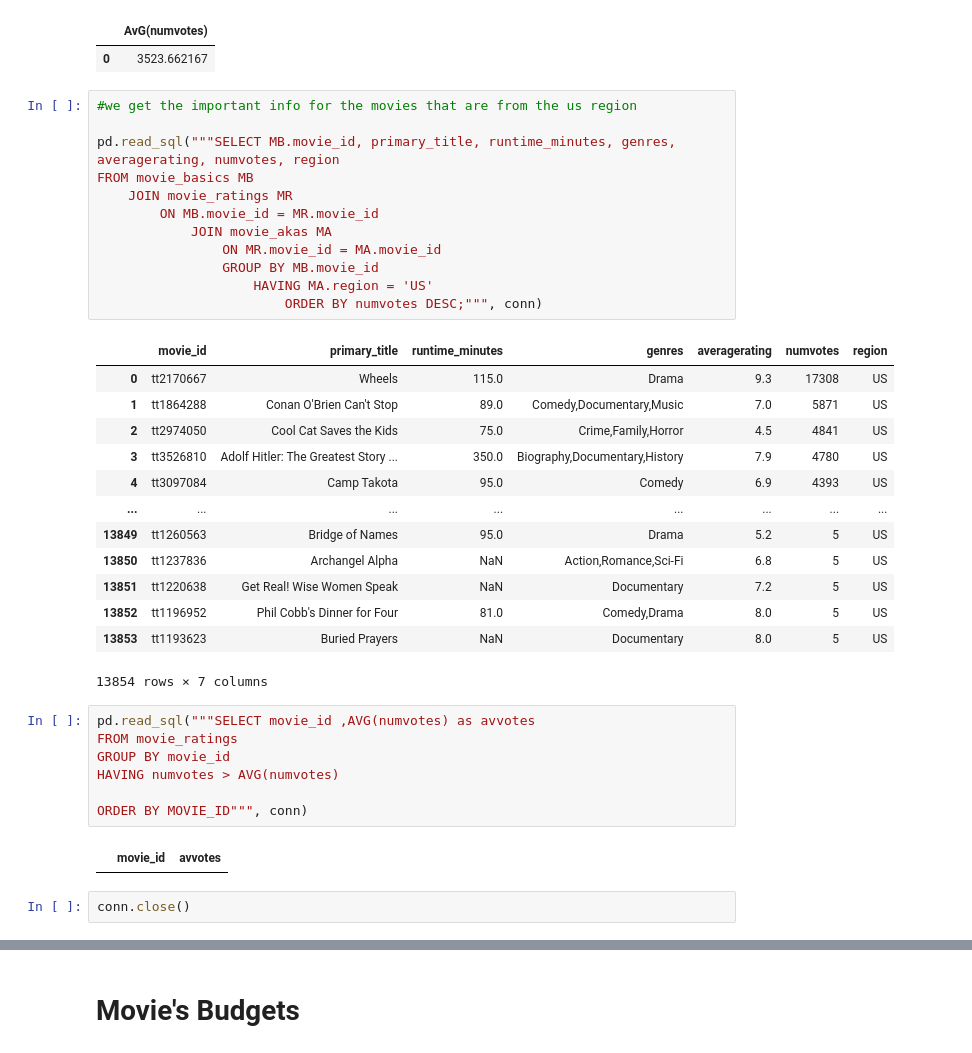
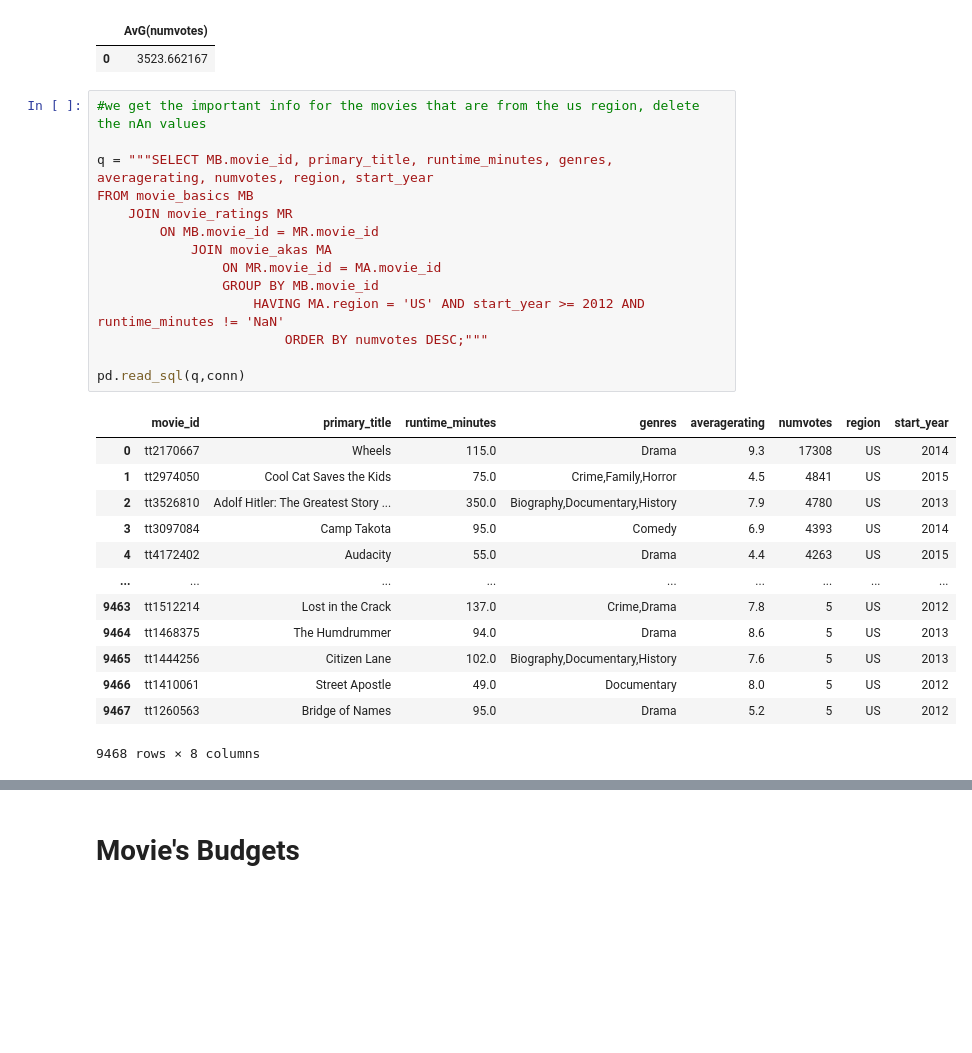
Before and after one commit to omunozsanchezdeloitte/Capstone---LPod-3, a Jupyter notebook: index.ipynb, the cells around one changed output, grey strips where cells are left out. Cells and saved outputs as stored; diff of their text form; blank space fills up the shorter version.

```diff
--- a/index.ipynb
+++ b/index.ipynb
@@ -135,39 +138,30 @@ FROM movie_ratings;""", conn)
 |  | AvG(numvotes) |
 | 0 | 3523.662167 |
 # %%
-#we get the important info for the movies that are from the us region
+#we get the important info for the movies that are from the us region, delete the nAn values
 
-pd.read_sql("""SELECT MB.movie_id, primary_title, runtime_minutes, genres, averagerating, numvotes, region
+q = """SELECT MB.movie_id, primary_title, runtime_minutes, genres, averagerating, numvotes, region, start_year
 FROM movie_basics MB
     JOIN movie_ratings MR
         ON MB.movie_id = MR.movie_id
             JOIN movie_akas MA
                 ON MR.movie_id = MA.movie_id
                 GROUP BY MB.movie_id
-                    HAVING MA.region = 'US'
-                        ORDER BY numvotes DESC;""", conn)
+                    HAVING MA.region = 'US' AND start_year >= 2012 AND runtime_minutes != 'NaN'
+                        ORDER BY numvotes DESC;"""
+
+pd.read_sql(q,conn)
 # %% [output]
-|  | movie_id | primary_title | runtime_minutes | genres | averagerating | numvotes | region |
-| 0 | tt2170667 | Wheels | 115.0 | Drama | 9.3 | 17308 | US |
-| 1 | tt1864288 | Conan O'Brien Can't Stop | 89.0 | Comedy,Documentary,Music | 7.0 | 5871 | US |
-| 2 | tt2974050 | Cool Cat Saves the Kids | 75.0 | Crime,Family,Horror | 4.5 | 4841 | US |
-| 3 | tt3526810 | Adolf Hitler: The Greatest Story ... | 350.0 | Biography,Documentary,History | 7.9 | 4780 | US |
-| 4 | tt3097084 | Camp Takota | 95.0 | Comedy | 6.9 | 4393 | US |
-| ... | ... | ... | ... | ... | ... | ... | ... |
-| 13849 | tt1260563 | Bridge of Names | 95.0 | Drama | 5.2 | 5 | US |
-| 13850 | tt1237836 | Archangel Alpha | NaN | Action,Romance,Sci-Fi | 6.8 | 5 | US |
-| 13851 | tt1220638 | Get Real! Wise Women Speak | NaN | Documentary | 7.2 | 5 | US |
-| 13852 | tt1196952 | Phil Cobb's Dinner for Four | 81.0 | Comedy,Drama | 8.0 | 5 | US |
-| 13853 | tt1193623 | Buried Prayers | NaN | Documentary | 8.0 | 5 | US |
+|  | movie_id | primary_title | runtime_minutes | genres | averagerating | numvotes | region | start_year |
+| 0 | tt2170667 | Wheels | 115.0 | Drama | 9.3 | 17308 | US | 2014 |
+| 1 | tt2974050 | Cool Cat Saves the Kids | 75.0 | Crime,Family,Horror | 4.5 | 4841 | US | 2015 |
+| 2 | tt3526810 | Adolf Hitler: The Greatest Story ... | 350.0 | Biography,Documentary,History | 7.9 | 4780 | US | 2013 |
+| 3 | tt3097084 | Camp Takota | 95.0 | Comedy | 6.9 | 4393 | US | 2014 |
+| 4 | tt4172402 | Audacity | 55.0 | Drama | 4.4 | 4263 | US | 2015 |
+| ... | ... | ... | ... | ... | ... | ... | ... | ... |
+| 9463 | tt1512214 | Lost in the Crack | 137.0 | Crime,Drama | 7.8 | 5 | US | 2012 |
+| 9464 | tt1468375 | The Humdrummer | 94.0 | Drama | 8.6 | 5 | US | 2013 |
+| 9465 | tt1444256 | Citizen Lane | 102.0 | Biography,Documentary,History | 7.6 | 5 | US | 2013 |
+| 9466 | tt1410061 | Street Apostle | 49.0 | Documentary | 8.0 | 5 | US | 2012 |
+| 9467 | tt1260563 | Bridge of Names | 95.0 | Drama | 5.2 | 5 | US | 2012 |
-13854 rows × 7 columns
+9468 rows × 8 columns
-# %%
-pd.read_sql("""SELECT movie_id ,AVG(numvotes) as avvotes
-FROM movie_ratings
-GROUP BY movie_id
-HAVING numvotes > AVG(numvotes)
-
-ORDER BY MOVIE_ID""", conn)
-# %% [output]
-|  | movie_id | avvotes |
-# %%
-conn.close()
```
Also changed, not shown: parts of 13 cells of this notebook.
